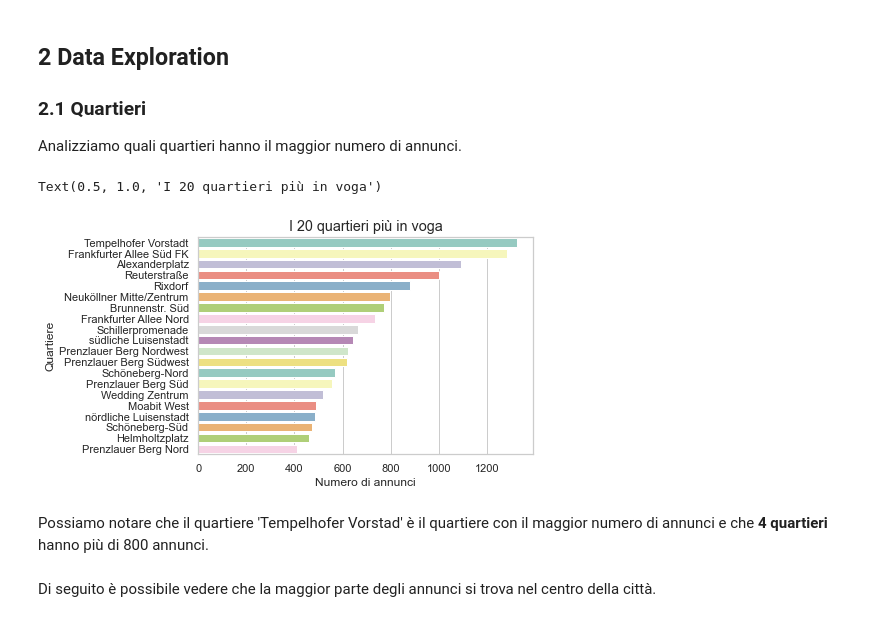
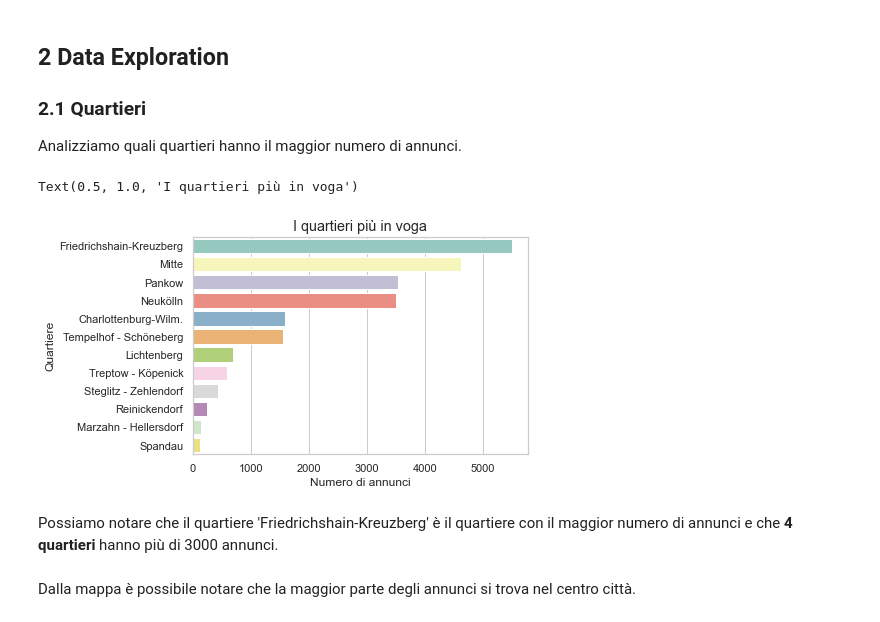
Before and after one commit to ff225/DataAnalytics, a Jupyter notebook: BerlinAirBnb.ipynb, the cells around one changed output. Saved outputs shown, nothing was run; the diff lists cells and outputs as text; code cells hidden in the pictures.

Commit message:
Fix analisi quartieri

```diff
--- a/BerlinAirBnb.ipynb
+++ b/BerlinAirBnb.ipynb
@@ -135,19 +135,20 @@ listing.head(3)
 ### 2.1 Quartieri
 Analizziamo quali quartieri hanno il maggior numero di annunci.
 # %%
-data = listing.neighbourhood.value_counts(ascending=False).head(20).index[::]
+data = listing.neighbourhood_group.value_counts(ascending=False).index[::]
 sns.set_theme(style="whitegrid")
-sns.countplot(palette="Set3", y=listing['neighbourhood'], order = data)
+sns.countplot(palette="Set3", y=listing['neighbourhood_group'], order = data)
 plt.xlabel("Numero di annunci", fontsize = 'medium')
 plt.ylabel('Quartiere')
-plt.title("I 20 quartieri più in voga", fontsize = 'large')
+plt.title("I quartieri più in voga", fontsize = 'large')
 # %% [output]
-Text(0.5, 1.0, 'I 20 quartieri più in voga')
+Text(0.5, 1.0, 'I quartieri più in voga')
-[figure, old version]
+[figure, new version]
 # %% [markdown]
-Possiamo notare che il quartiere 'Tempelhofer Vorstad' è il quartiere con il maggior numero di annunci e che __4 quartieri__ hanno più di 800 annunci.
+Possiamo notare che il quartiere 'Friedrichshain-Kreuzberg' è il quartiere con il maggior numero di annunci
+e che __4 quartieri__ hanno più di 3000 annunci.
 # %% [markdown]
-Di seguito è possibile vedere che la maggior parte degli annunci si trova nel centro della città.
+Dalla mappa è possibile notare che la maggior parte degli annunci si trova nel centro città.
 # %%
 lat = listing['latitude'].tolist()
 lon = listing['longitude'].tolist()
```
